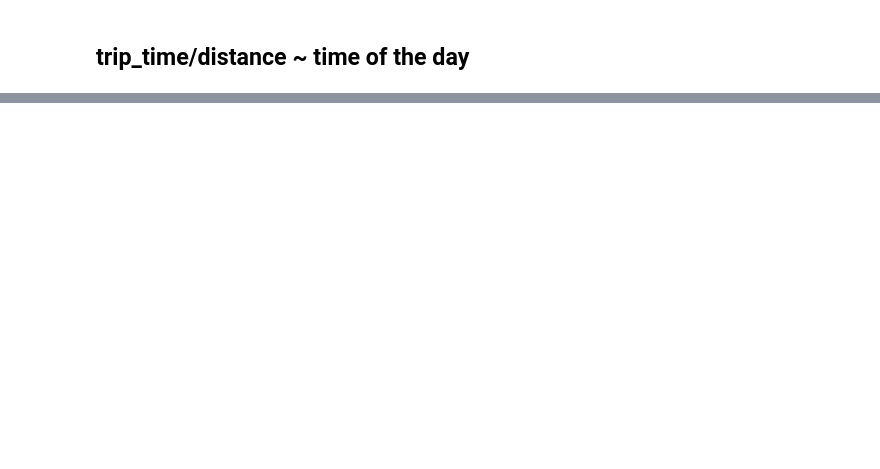
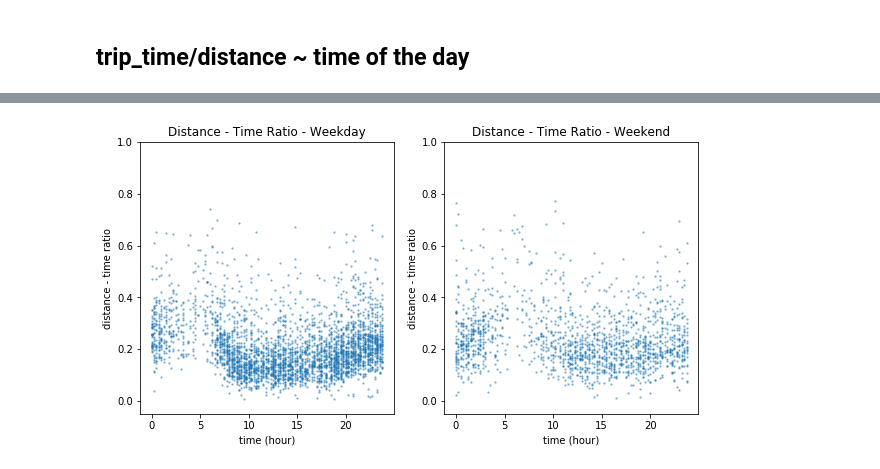
Before and after one commit to skyetim/didi-vehicle-repositioning-strategy, a Jupyter notebook: notebooks/EDA_trip_time_and_trip_distance_rel.ipynb, the cells around one changed output, grey strips where cells are left out. Cells and saved outputs as stored; diff of their text form; code cells hidden in the pictures; blank space fills up the shorter version.

```diff
--- a/notebooks/EDA_trip_time_and_trip_distance_rel.ipynb
+++ b/notebooks/EDA_trip_time_and_trip_distance_rel.ipynb
@@ -68,0 +70,16 @@ Text(0, 0.5, 'distance - time ratio')
+# %%
+fig, ax = plt.subplots(1,2, figsize=(10, 5))
+ax[0].scatter(sampled_weekday['pickup_hour'], sampled_weekday['dist_time_ratio'], s = 2, alpha=0.4)
+ax[0].set_ylim(-0.05, 1)
+ax[0].set_title('Distance - Time Ratio - Weekday')
+ax[0].set_xlabel('time (hour)')
+ax[0].set_ylabel('distance - time ratio')
+
+ax[1].scatter(sampled_weekend['pickup_hour'], sampled_weekend['dist_time_ratio'], s = 2, alpha=0.4)
+ax[1].set_ylim(-0.05, 1)
+ax[1].set_title('Distance - Time Ratio - Weekend')
+ax[1].set_xlabel('time (hour)')
+ax[1].set_ylabel('distance - time ratio')
+fig.savefig('../fig/trip_time_and_trip_distance_weekday_weekend.png');
+# %% [output]
+[figure, added]
```
Also changed, not shown: parts of 4 cells of this notebook, 3 other files.
